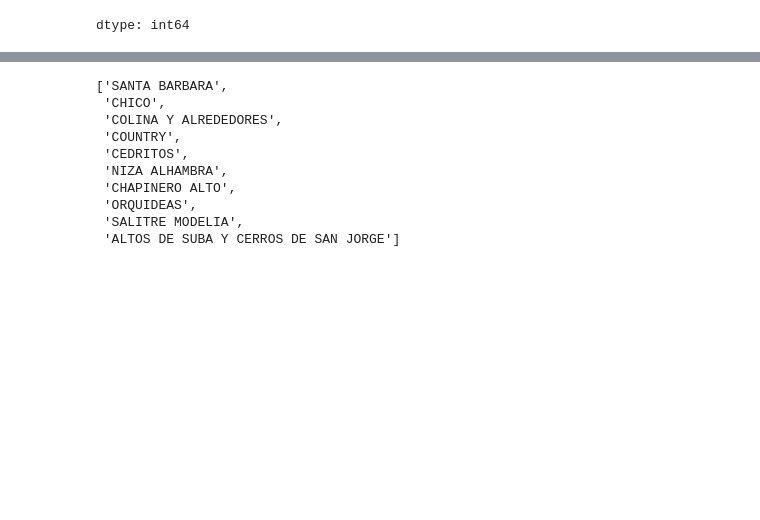
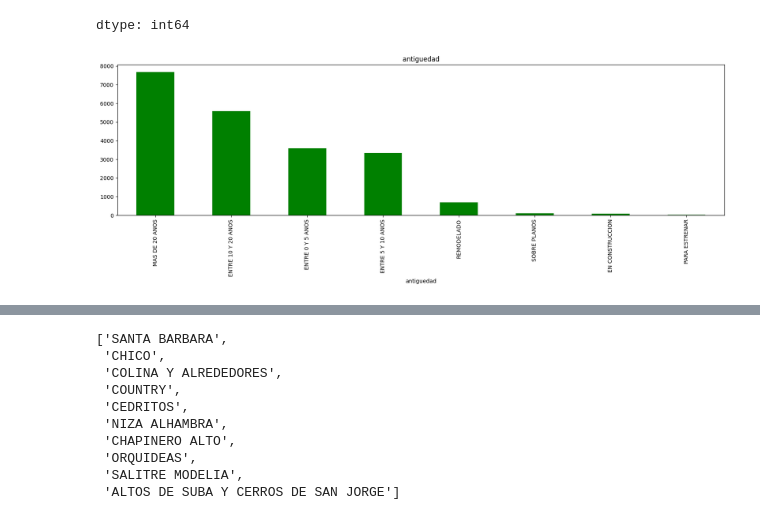
Before and after one commit to amrios80/linear-regression-tutorial, a Jupyter notebook: aptos/aptos.ipynb, the cells around one changed output, grey strips where cells are left out. Drawn from its saved outputs; the diff is of its cells as text; code cells hidden in the pictures; blank space fills up the shorter version.

```diff
--- a/aptos/aptos.ipynb
+++ b/aptos/aptos.ipynb
@@ -178,3 +178,10 @@ apto_df["antiguedad"].value_counts()
 | EN CONSTRUCCION | 96 |
 | PARA ESTRENAR | 16 |
 dtype: int64
+# %%
+fig, (ax1) = plt.subplots(1, sharey=True, figsize=(20, 5))
+apto_df["antiguedad"].value_counts().plot(kind="bar", ax=ax1, color="green")
+ax1.set_title("antiguedad")
+plt.show()
+# %% [output]
+[figure, added]
```
Also changed, not shown: parts of 5 cells of this notebook.
